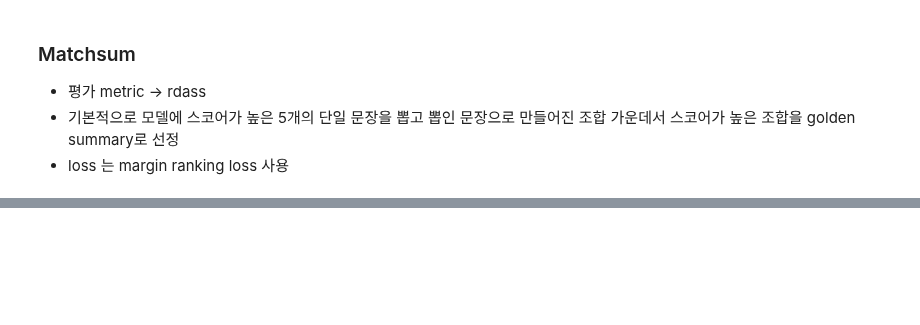
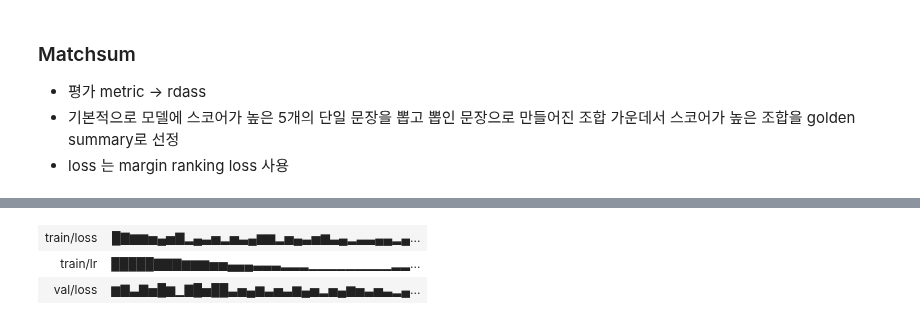
Before and after one commit to honeybeat1/Extractive_Text_Summarization, a Jupyter notebook: 4_NLG_문서요약/hyeong_jin/hyeong_jin.ipynb, the cells around one changed output, grey strips where cells are left out. Saved outputs shown, nothing was run; the diff lists cells and outputs as text; code cells hidden in the pictures; blank space fills up the shorter version.

```diff
--- a/4_NLG_문서요약/hyeong_jin/hyeong_jin.ipynb
+++ b/4_NLG_문서요약/hyeong_jin/hyeong_jin.ipynb
@@ -398,7 +380,7 @@ using cached model. /content/.cache/kobart_base_tokenizer_cased_cf74400bce.zip
 # %%
 whole_dataset = CustomDataset(trimmed_data,tokenizer)
 
-train_set_num = 7000
+train_set_num = 8358//9*7
 train_dataset , valid_dataset = random_split(whole_dataset, [train_set_num,len(trimmed_data)-train_set_num])
 train_dataloader = DataLoader(train_dataset, batch_size = 2, shuffle=True,collate_fn = custom_collate_fn)
 valid_dataloader =  DataLoader(valid_dataset, batch_size = 2, shuffle=False,collate_fn = custom_collate_fn)
@@ -525,7 +507,7 @@ class MatchSum(nn.Module):
         assert score.size() == (batch_size, self.candidate_num)
 
         return {'score': score, 'summary_score': summary_score,
-                'golden_summary':torch.cat([candidate_id[0,:].unsqueeze(0),candidate_id[self.candidate_num,:].unsqueeze(1)],dim=1)}
+                'golden_summary':torch.cat([candidate_id[0,:].unsqueeze(1),candidate_id[self.candidate_num,:].unsqueeze(1)],dim=1)}
 # %%
 class MarginRankingLoss():
 
@@ -566,0 +554,8 @@ class MarginRankingLoss():
+# %%
+model = BartModel.from_pretrained(get_pytorch_kobart_model())
+summary_model = MatchSum(encoder = model, candidate_num = 5,device = device, hidden_size=768)
+
+N_EPOCHS = 3
+optimizer = SGD(model.parameters(),lr =0.0001)
+scheduler = CosineAnnealingLR(optimizer,T_max = len(train_dataloader)*2)
+criterion = MarginRankingLoss(margin = 0.01)
@@ -566,0 +564,65 @@ class MarginRankingLoss():
+# %%
+model.to(device)
+summary_model.to(device)
+wandb.init(project='summarization', entity='tkdlqh2')
+
+for epoch in range(N_EPOCHS):
+
+    print(f"*****Epoch {epoch} Train Start*****")
+    print(f"*****Epoch {epoch} Total Step {len(train_dataloader)}*****")
+    total_loss, batch_loss, batch_step = 0,0,0
+    model.train()
+
+    for step, batch in enumerate(train_dataloader):
+        batch_step+=1
+        text_input_ids = batch["text_input_ids"].to(device)
+        label_input_ids = batch["labels_input_ids"].to(device)
+
+        model.zero_grad()
+        optimizer.zero_grad()
+
+        # forward
+        output = summary_model.forward(text_input_ids, label_input_ids,batch["sentence_input_ids"])
+        loss = criterion.get_loss(score = output["score"],summary_score = output["summary_score"])
+
+        # loss 계산
+        loss.backward()
+        # optimizer 업데이트
+        optimizer.step()
+        # scheduler 업데이트
+        scheduler.step()
+
+        batch_loss += loss.item()
+        total_loss += loss.item()
+
+        learning_rate = optimizer.param_groups[0]['lr']
+        wandb.log({'train/lr':learning_rate,"train/loss":loss.item()})
+
+        if (step%50 == 0) and (step!=0):
+            print(f"Step: {step} Loss: {batch_loss/batch_step:.4f} lr: {optimizer.param_groups[0]['lr']:.4f}")
+            # 변수 초기화
+            batch_loss, batch_step = 0,0
+
+    print(f"Epoch {epoch} Total Mean Loss : {total_loss/(step+1):.4f}")
+
+    with torch.no_grad():
+      print('**Calculating validation results...**')
+      total_val_loss,batch_step = 0,0
+      model.eval()
+      for step, batch in enumerate(valid_dataloader):
+          batch_step+=1
+          text_input_ids = batch["text_input_ids"].to(device)
+          label_input_ids = batch["labels_input_ids"].to(device)
+
+          # forward
+          output = summary_model.forward(text_input_ids, label_input_ids,batch["sentence_input_ids"])
+          val_loss = criterion.get_loss(score = output["score"],summary_score = output["summary_score"])
+
+          total_val_loss += val_loss.item()
+          wandb.log({"val/loss":val_loss.item()})
+
+    print(f"Epoch {epoch} Total Mean Score : {total_val_loss/(step+1):.4f}")
+
+    print(f"*****Epoch {epoch} Train Finished*****\n")
+    torch.save(model.state_dict(),f"/content/drive/MyDrive/NLP/kobart_model_{epoch}epoch.pth")
+# %% [output]
@@ -566,0 +632,3 @@ class MarginRankingLoss():
+| train/loss | █▇▆▆▅▄▅▇▂▄▃▅▂▅▃▄▆▆▂▅▄▃▅▆▃▄▂▃▃▄▄▂▄... |
+| train/lr | █████▇▇▇▆▆▆▅▅▄▄▄▃▃▃▂▂▂▁▁▁▁▁▁▁▁▁▂▂... |
+| val/loss | ▆▇▃▇▅█▆▁▇█▅██▃▅▄▆▃▅▃▆▄▅▂▅▄▆▅▃▅▃▂▄... |
```
Also changed, not shown: parts of 22 cells of this notebook.
